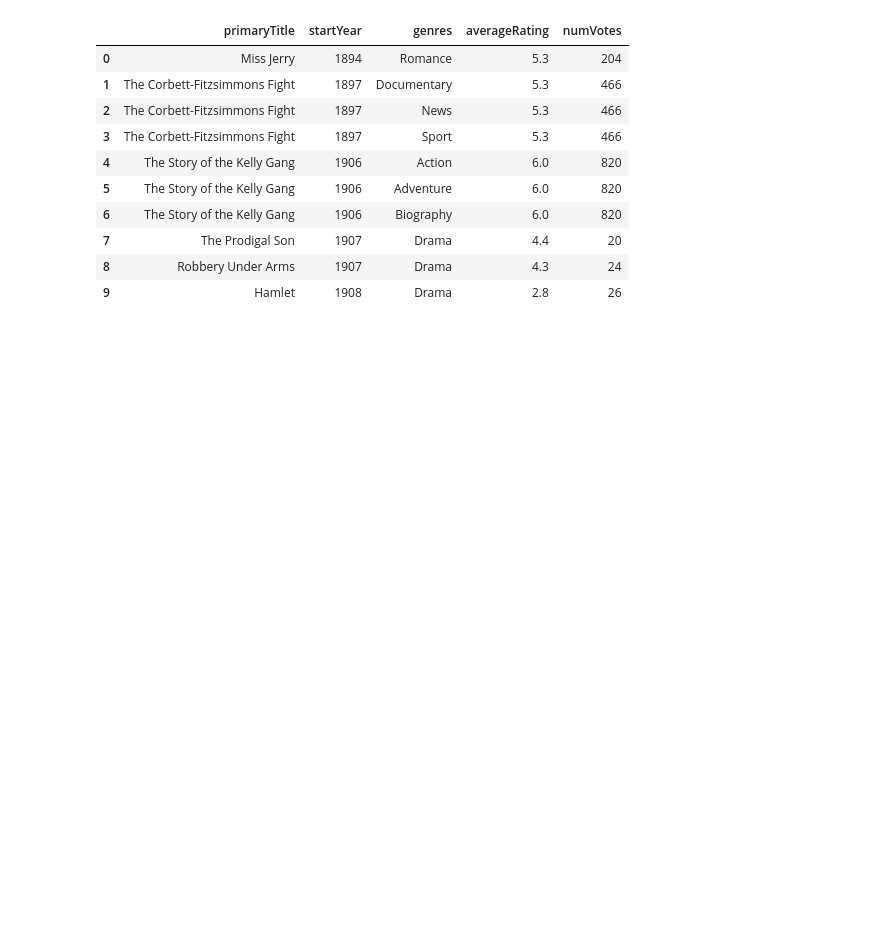
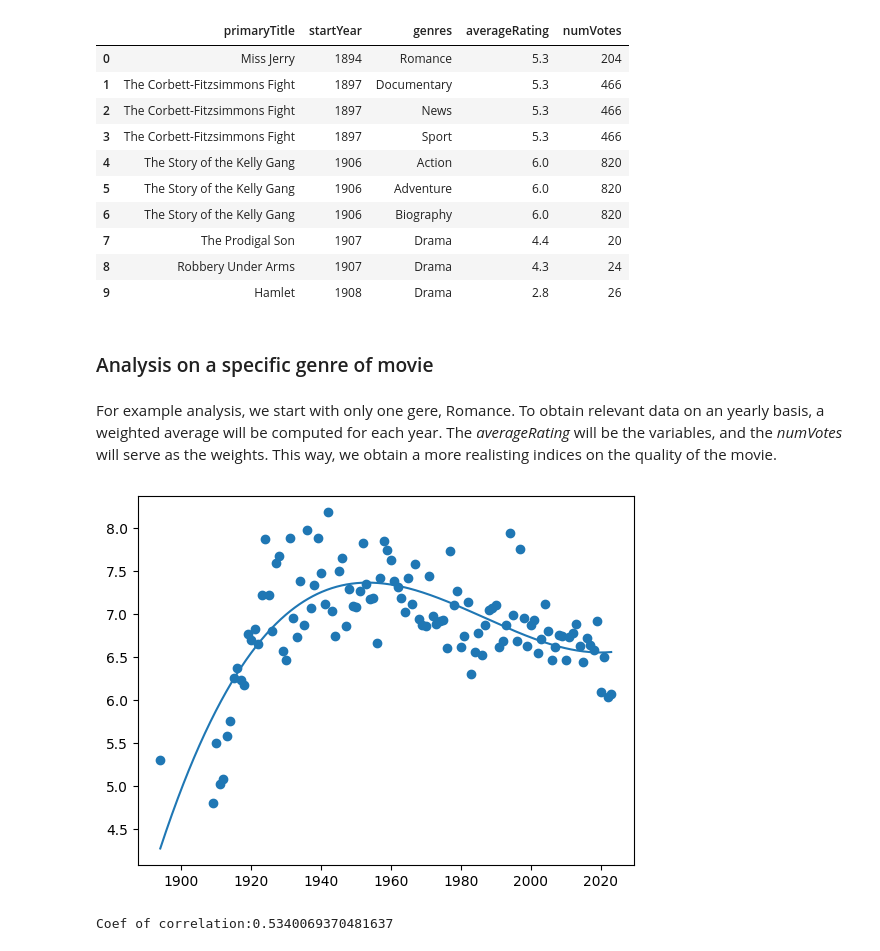
Before and after one commit to IuliaBunescu/machine-learning-small-projects, a Jupyter notebook: notebooks/movie_trends.ipynb, the cells around one changed output. Drawn from its saved outputs; the diff is of its cells as text; code cells hidden in the pictures; blank space fills up the shorter version.

Commit message:
* Added example of analysis on a single genre (romance) * Created initial sections * Added some initial markdowns

```diff
--- a/notebooks/movie_trends.ipynb
+++ b/notebooks/movie_trends.ipynb
@@ -14,15 +19,21 @@ movie_data.query(expr = "titleType == 'movie'", inplace= True)
 movie_data.drop(columns = ['tconst', 'titleType'], inplace= True)
 movie_data.reset_index(inplace = True, drop = True)
 # %%
-movie_data.dropna(inplace=True, subset=['genres', 'averageRating','numVotes'])
+movie_data.dropna(inplace=True, subset=['startYear', 'averageRating','numVotes'])
 
 null_string = '\\' + 'N'
-movie_data.query(expr = 'genres != @null_string', inplace= True)
+movie_data.query(expr = 'genres != @null_string & startYear != @null_string', inplace= True)
+
+# turning the year column into int
+movie_data['startYear'] = movie_data['startYear'].astype(int)
 
 if isinstance(movie_data['genres'][0], str) :
     movie_data['genres'] = movie_data['genres'].map(lambda genre: genre.split(','))
 
 movie_data_single_genre = movie_data.explode('genres', ignore_index= True)
+
+movie_data_single_genre.to_csv('../data/movie_data_single_genre.csv')
+
 display(movie_data_single_genre.head(10))
 # %% [output]
 |  | primaryTitle | startYear | genres | averageRating | numVotes |
@@ -36,3 +47,35 @@ display(movie_data_single_genre.head(10))
 | 7 | The Prodigal Son | 1907 | Drama | 4.4 | 20 |
 | 8 | Robbery Under Arms | 1907 | Drama | 4.3 | 24 |
 | 9 | Hamlet | 1908 | Drama | 2.8 | 26 |
+# %% [markdown]
+### Analysis on a specific genre of movie
+# %% [markdown]
+For example analysis, we start with only one gere, Romance. To obtain relevant data on an yearly basis, a weighted average will be computed for each year. The *averageRating* will be the variables, and the *numVotes* will serve as the weights. This way, we obtain a more realisting indices on the quality of the movie.
+# %%
+def weighted_average(dataframe, value, weight):
+    val = dataframe[value]
+    wt = dataframe[weight]
+    weighted_rating = (val * wt).sum() / wt.sum()
+
+    return weighted_rating
+# %%
+romance = movie_data_single_genre.query(expr = "genres == 'Romance'")
+
+rating = romance.groupby('startYear').apply(weighted_average, 'averageRating', 'numVotes')
+
+x = rating.index
+y = rating.values
+
+mymodel = numpy.poly1d(numpy.polyfit(x, y, 3))
+myline = numpy.linspace(x[0],x[x.size-1], 1000)
+
+plt.scatter(x, y)
+plt.plot(myline, mymodel(myline))
+plt.show()
+
+r = r2_score(y, mymodel(x))
+
+print('Coef of correlation:{}'.format(r))
+# %% [output]
+[figure, added]
+Coef of correlation:0.5340069370481637
```
Also changed, not shown: parts of 8 cells of this notebook.
